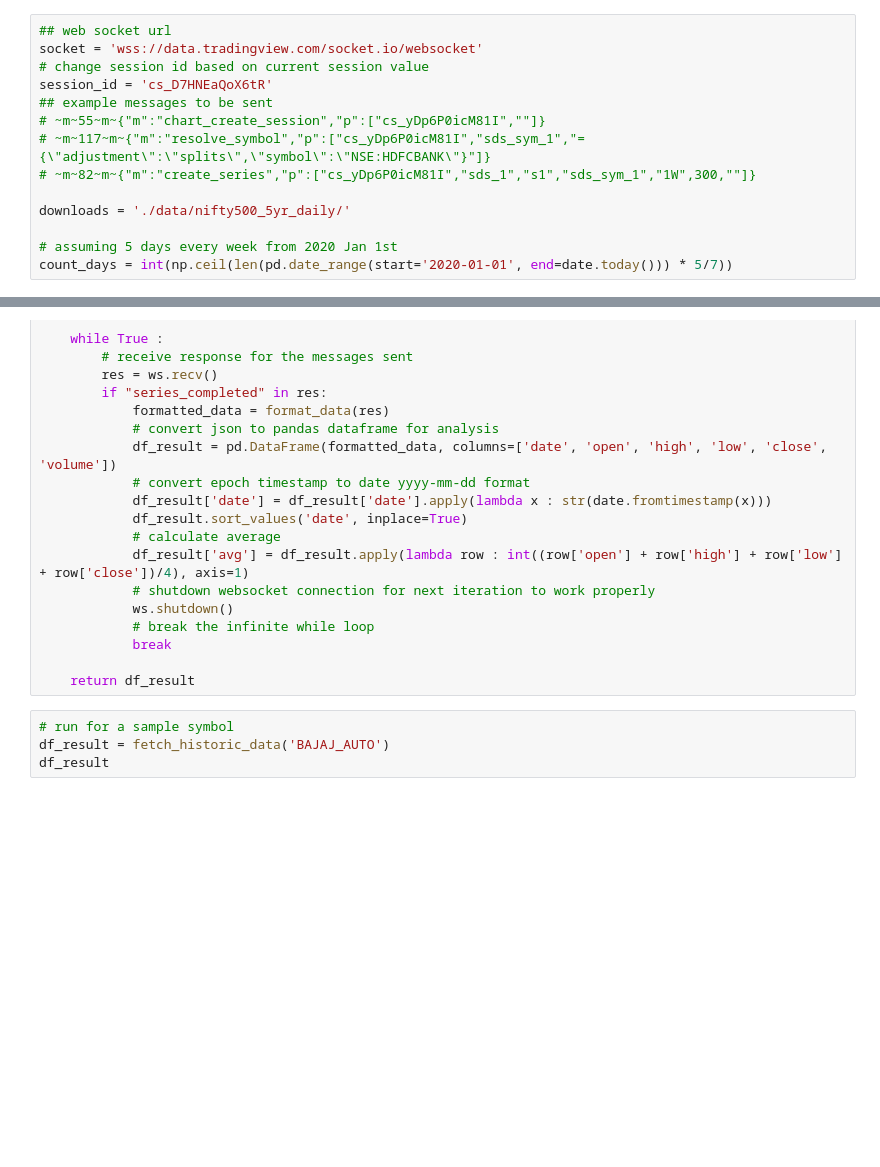
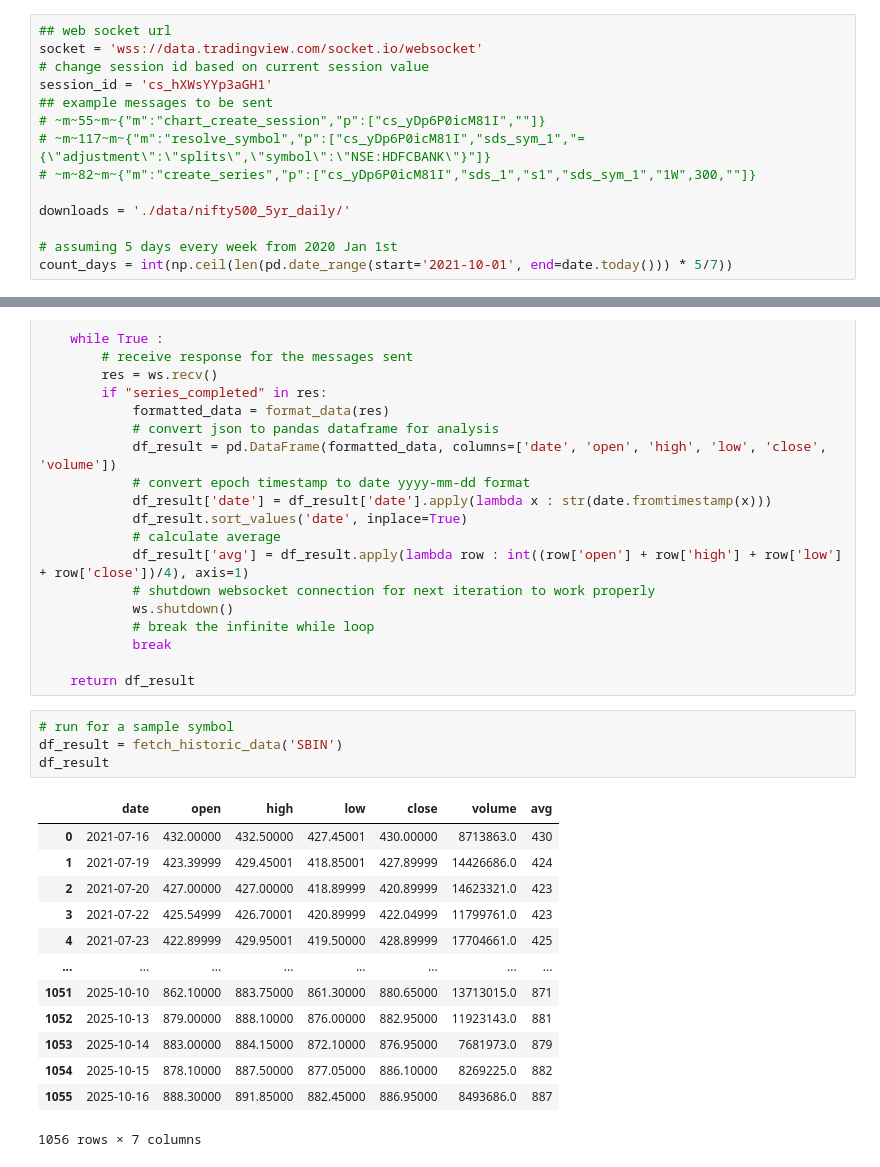
Before and after one commit to p-krishna/share_analysis, a Jupyter notebook: download_tradingview.ipynb, the cells around one changed output, grey strips where cells are left out. Saved outputs shown, nothing was run; the diff lists cells and outputs as text; blank space fills up the shorter version.

```diff
--- a/download_tradingview.ipynb
+++ b/download_tradingview.ipynb
@@ -9,7 +10,7 @@ from time import sleep
 ## web socket url
 socket = 'wss://data.tradingview.com/socket.io/websocket'
 # change session id based on current session value
-session_id = 'cs_D7HNEaQoX6tR'
+session_id = 'cs_hXWsYYp3aGH1'
 ## example messages to be sent
 # ~m~55~m~{"m":"chart_create_session","p":["cs_yDp6P0icM81I",""]}
 # ~m~117~m~{"m":"resolve_symbol","p":["cs_yDp6P0icM81I","sds_sym_1","={\"adjustment\":\"splits\",\"symbol\":\"NSE:HDFCBANK\"}"]}
@@ -18,7 +19,7 @@ session_id = 'cs_D7HNEaQoX6tR'
 downloads = './data/nifty500_5yr_daily/'
 
 # assuming 5 days every week from 2020 Jan 1st
-count_days = int(np.ceil(len(pd.date_range(start='2020-01-01', end=date.today())) * 5/7))
+count_days = int(np.ceil(len(pd.date_range(start='2021-10-01', end=date.today())) * 5/7))
 # %%
 # create message as per template and send
 def create_msg(ws, fun, arg):
@@ -68,6 +69,20 @@ def fetch_historic_data(symbol):
     return df_result
 # %%
 # run for a sample symbol
-df_result = fetch_historic_data('BAJAJ_AUTO')
+df_result = fetch_historic_data('SBIN')
 df_result
+# %% [output]
+|  | date | open | high | low | close | volume | avg |
+| 0 | 2021-07-16 | 432.00000 | 432.50000 | 427.45001 | 430.00000 | 8713863.0 | 430 |
+| 1 | 2021-07-19 | 423.39999 | 429.45001 | 418.85001 | 427.89999 | 14426686.0 | 424 |
+| 2 | 2021-07-20 | 427.00000 | 427.00000 | 418.89999 | 420.89999 | 14623321.0 | 423 |
+| 3 | 2021-07-22 | 425.54999 | 426.70001 | 420.89999 | 422.04999 | 11799761.0 | 423 |
+| 4 | 2021-07-23 | 422.89999 | 429.95001 | 419.50000 | 428.89999 | 17704661.0 | 425 |
+| ... | ... | ... | ... | ... | ... | ... | ... |
+| 1051 | 2025-10-10 | 862.10000 | 883.75000 | 861.30000 | 880.65000 | 13713015.0 | 871 |
+| 1052 | 2025-10-13 | 879.00000 | 888.10000 | 876.00000 | 882.95000 | 11923143.0 | 881 |
+| 1053 | 2025-10-14 | 883.00000 | 884.15000 | 872.10000 | 876.95000 | 7681973.0 | 879 |
+| 1054 | 2025-10-15 | 878.10000 | 887.50000 | 877.05000 | 886.10000 | 8269225.0 | 882 |
+| 1055 | 2025-10-16 | 888.30000 | 891.85000 | 882.45000 | 886.95000 | 8493686.0 | 887 |
+1056 rows × 7 columns
 # %%
```
Also changed, not shown: parts of 7 cells of this notebook, 3 other files.
